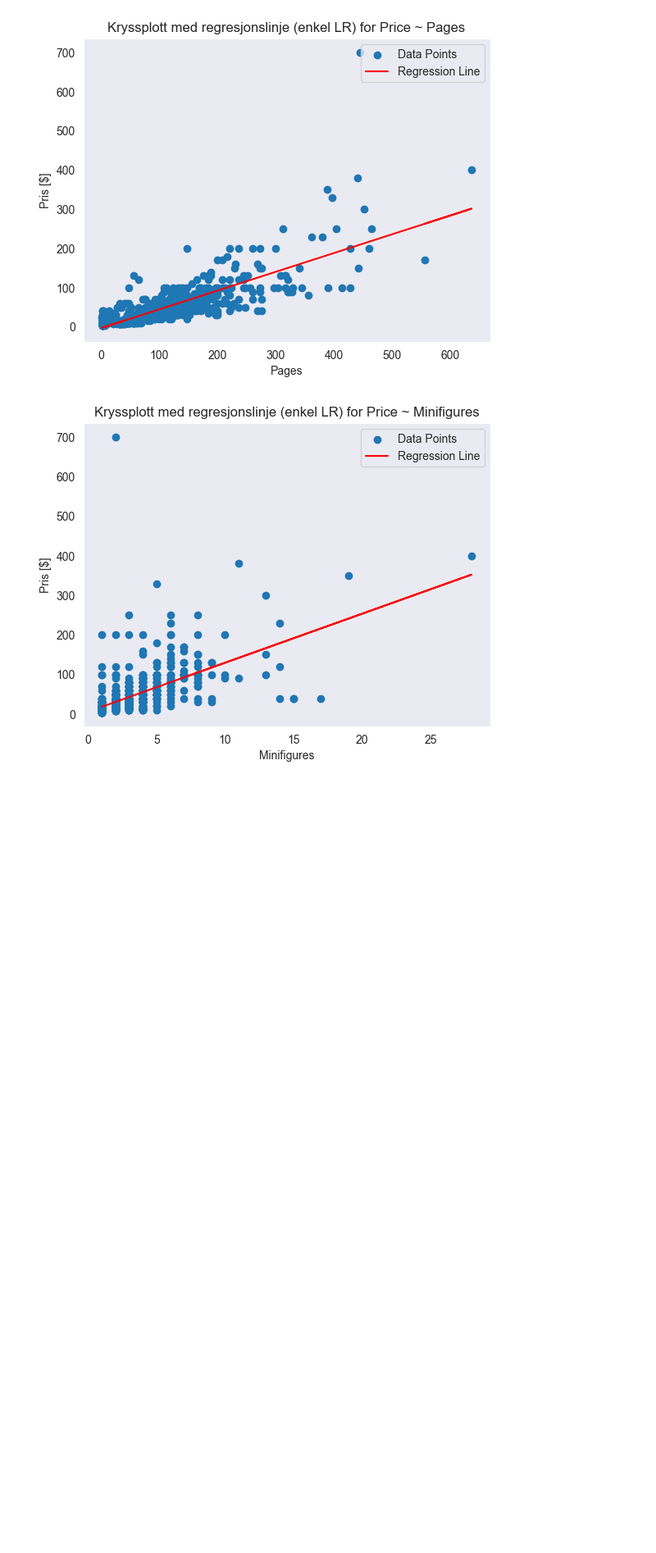
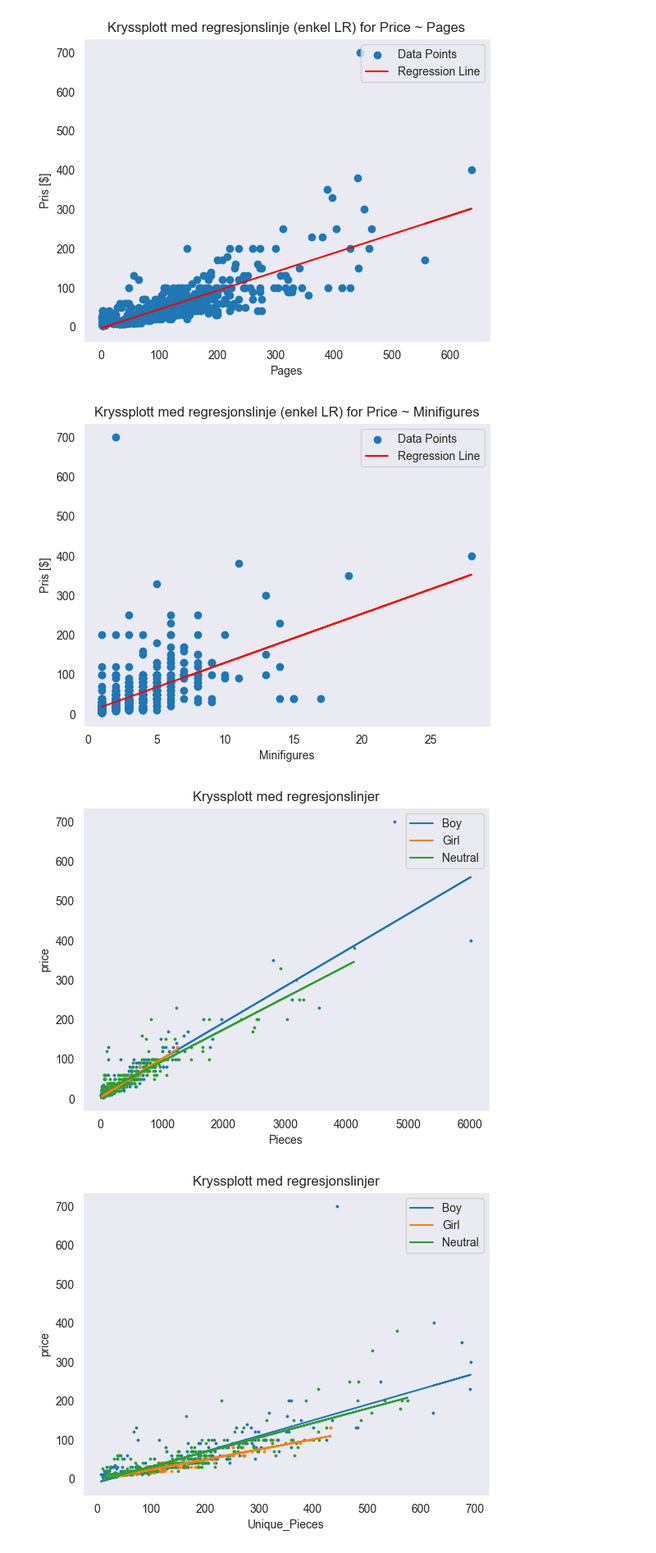
Before and after one commit to Skippyoftedal/Istt1003_project, a Jupyter notebook: src/tasks/actual_task.ipynb, the cells around one changed output. Shown: that part at 82% size. Drawn from its saved outputs; the diff is of its cells as text; code cells hidden in the pictures; blank space fills up the shorter version.

```diff
--- a/src/tasks/actual_task.ipynb
+++ b/src/tasks/actual_task.ipynb
@@ -255,3 +284,40 @@ for i in variables:
 [figure]
 [figure]
 [figure]
+# %%
+
+#Lineær regresjon for de forskjellige forklaringsvariablene, med en regresjonslinje for hvert kjønn
+for type in ['Pieces', 'Unique_Pieces', 'Pages', 'Minifigures']:
+  myGenders = ['Boy', 'Girl', 'Neutral']
+  subset_df = df2[df2['Gender'].isin(myGenders)]
+
+  resultater = []
+  for i, gender in enumerate(myGenders):
+    sub_model_gender = smf.ols('Price ~ ' + type, data=subset_df[subset_df['Gender'] == gender])
+    resultater.append(sub_model_gender.fit())
+
+  # plott av dataene og regresjonslinjene
+  for i, gender in enumerate(myGenders):
+    slope = resultater[i].params[type]
+    intercept = resultater[i].params['Intercept']
+
+    regression_x = np.array(subset_df[subset_df['Gender'] == gender][type])
+    regression_y = slope * regression_x + intercept
+
+    # Plot scatter plot and regression line
+    plt.scatter(subset_df[subset_df['Gender'] == gender][type], subset_df[subset_df['Gender'] == gender]['Price'], color=plt.cm.tab10(i), s=3)
+    plt.plot(regression_x, regression_y, color=plt.cm.tab10(i), label=gender)
+
+  plt.xlabel(type)
+  plt.ylabel("price")
+
+
+  plt.title('Kryssplott med regresjonslinjer')
+  plt.legend()
+  plt.grid()
+
+
+  plt.show()
+# %% [output]
+[figure, added]
+[figure, added]
```
Also changed, not shown: parts of 6 cells of this notebook.
